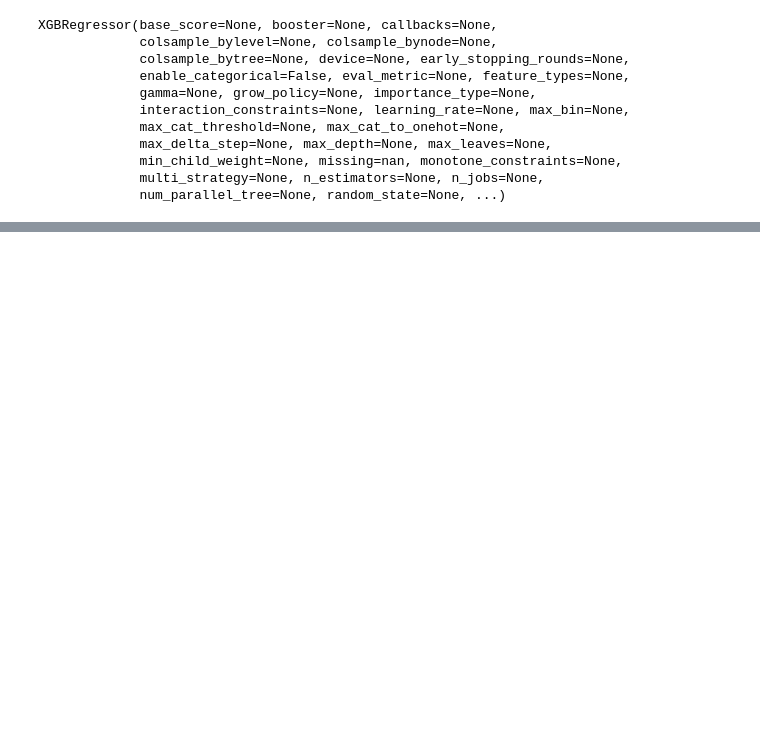
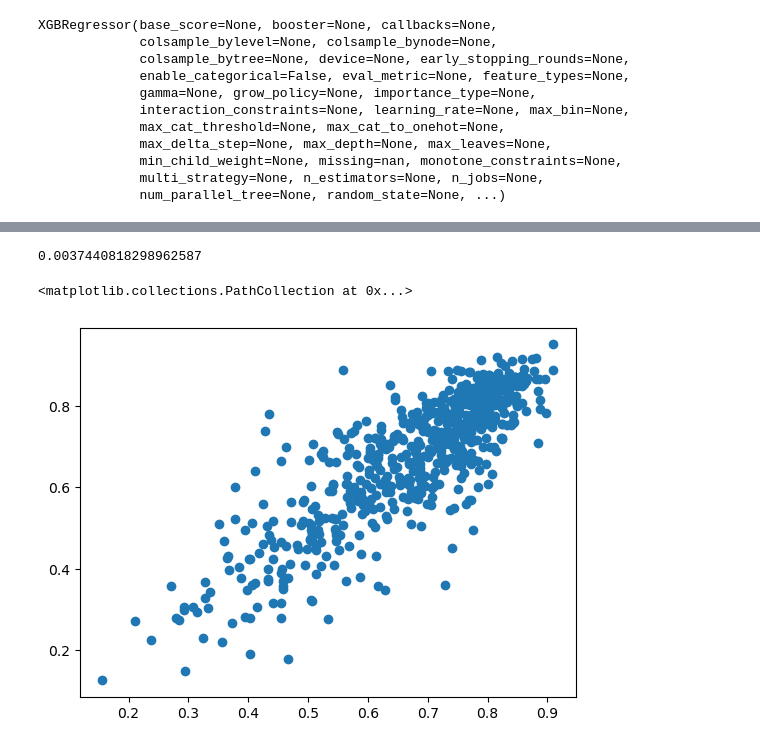
Before and after one commit to matthiastraut/Zoomcamp, a Jupyter notebook: midproject/train_model.ipynb, the cells around one changed output, grey strips where cells are left out. Saved outputs shown, nothing was run; the diff lists cells and outputs as text; code cells hidden in the pictures; blank space fills up the shorter version.

```diff
--- a/midproject/train_model.ipynb
+++ b/midproject/train_model.ipynb
@@ -126,0 +162,22 @@ plt.scatter(x=y_pred, y=data['Trump'])
+# %%
+# Save the final model
+with open('model.bin', 'wb') as f:
+    pickle.dump(xgb, f)
+    f.close()
+# %%
+# Loading the xgboost model with pickle
+with open('model.bin', 'rb') as f:
+    xgb_loaded = pickle.load(f)
+    f.close()
+
+# Verification that model saving & loading was correct
+y_verify = xgb_loaded.predict(data_test[expl_variables])
+
+# Calculation of RMSE on the validation set
+rmse = mean_squared_error(y_verify, data_test['Trump']) ** 1/2
+print(rmse)
+plt.scatter(x=y_verify, y=data_test['Trump'])
+# %% [output]
+0.0037440818298962587
+<matplotlib.collections.PathCollection at 0x...>
+[figure, added]
```
Also changed, not shown: parts of 11 cells of this notebook, 10 other files.
